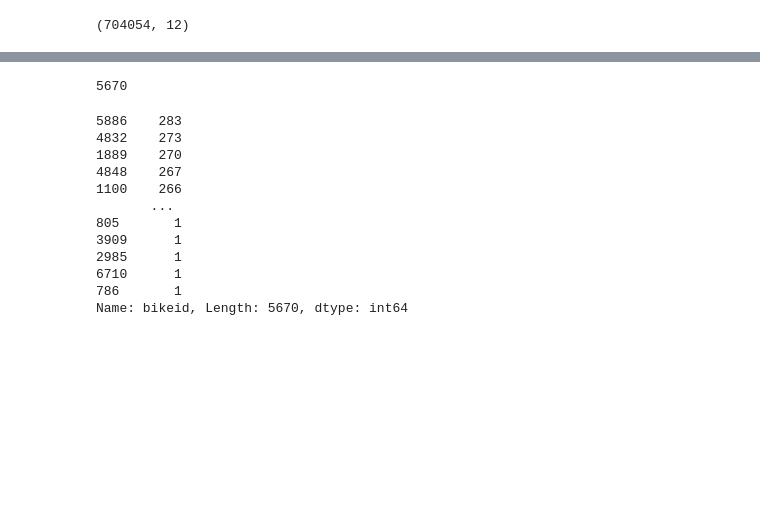
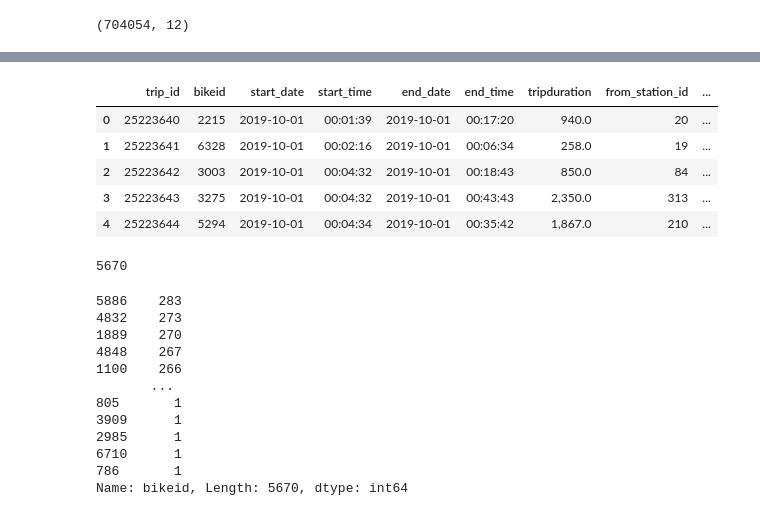
Before and after one commit to ruthhinkle/divvy-analysis, a Jupyter notebook: Divvy Analysis.ipynb, the cells around one changed output, grey strips where cells are left out. Saved outputs shown, nothing was run; the diff lists cells and outputs as text; code cells hidden in the pictures; blank space fills up the shorter version.

Commit message:
Cleaned up date/time, added age, and added age bins.

```diff
--- a/Divvy Analysis.ipynb
+++ b/Divvy Analysis.ipynb
@@ -25,2 +29,4 @@ divvy_df.shape
 # %%
 # Convert birthyear to age
+divvy_df['age'] = (2021 - divvy_df['birthyear'])
+divvy_df.head()
@@ -28,0 +40,8 @@ divvy_df.shape
+# %%
+# Create bins for age
+bins = [10, 20, 30, 40, 50, 60, 70, 80, 90]
+
+# Create the names for the five bins
+group_names = ["11-19", "20-29", "30-39", "40-49", "50-59", "60-69", "70-79", "80-89"]
+divvy_df["Age Group"] = pd.cut(divvy_df["age"], bins, labels=group_names, include_lowest=True)
+divvy_df.head()
@@ -28,0 +70,11 @@ divvy_df.shape
+# %%
+# Convert date columns to datetime format
+divvy_df['start_time'] = pd.to_datetime(divvy_df['start_time'])
+divvy_df['end_time'] = pd.to_datetime(divvy_df['end_time'])
+# %%
+# Split date from time and create columns
+divvy_df['start_date'] = divvy_df['start_time'].dt.date
+divvy_df['start_time'] = divvy_df['start_time'].dt.time
+divvy_df['end_date'] = divvy_df['end_time'].dt.date
+divvy_df['end_time'] = divvy_df['end_time'].dt.time
+divvy_df.head()
@@ -29,2 +88,13 @@ divvy_df.shape
+# %%
+# Organize columns in dataframe
+divvy_df = divvy_df[["trip_id", "bikeid", "start_date", "start_time", "end_date", "end_time", "tripduration", "from_station_id", "from_station_name", "to_station_id", "to_station_name", "usertype", "gender", "birthyear", "age", "Age Group"]]
+divvy_df.head()
+# %% [output]
+|  | trip_id | bikeid | start_date | start_time | end_date | end_time | tripduration | from_station_id | ... |
+| 0 | 25223640 | 2215 | 2019-10-01 | 00:01:39 | 2019-10-01 | 00:17:20 | 940.0 | 20 | ... |
+| 1 | 25223641 | 6328 | 2019-10-01 | 00:02:16 | 2019-10-01 | 00:06:34 | 258.0 | 19 | ... |
+| 2 | 25223642 | 3003 | 2019-10-01 | 00:04:32 | 2019-10-01 | 00:18:43 | 850.0 | 84 | ... |
+| 3 | 25223643 | 3275 | 2019-10-01 | 00:04:32 | 2019-10-01 | 00:43:43 | 2,350.0 | 313 | ... |
+| 4 | 25223644 | 5294 | 2019-10-01 | 00:04:34 | 2019-10-01 | 00:35:42 | 1,867.0 | 210 | ... |
 # %%
 # Number of unique bikes in circulation
```
Also changed, not shown: parts of 11 cells of this notebook.
